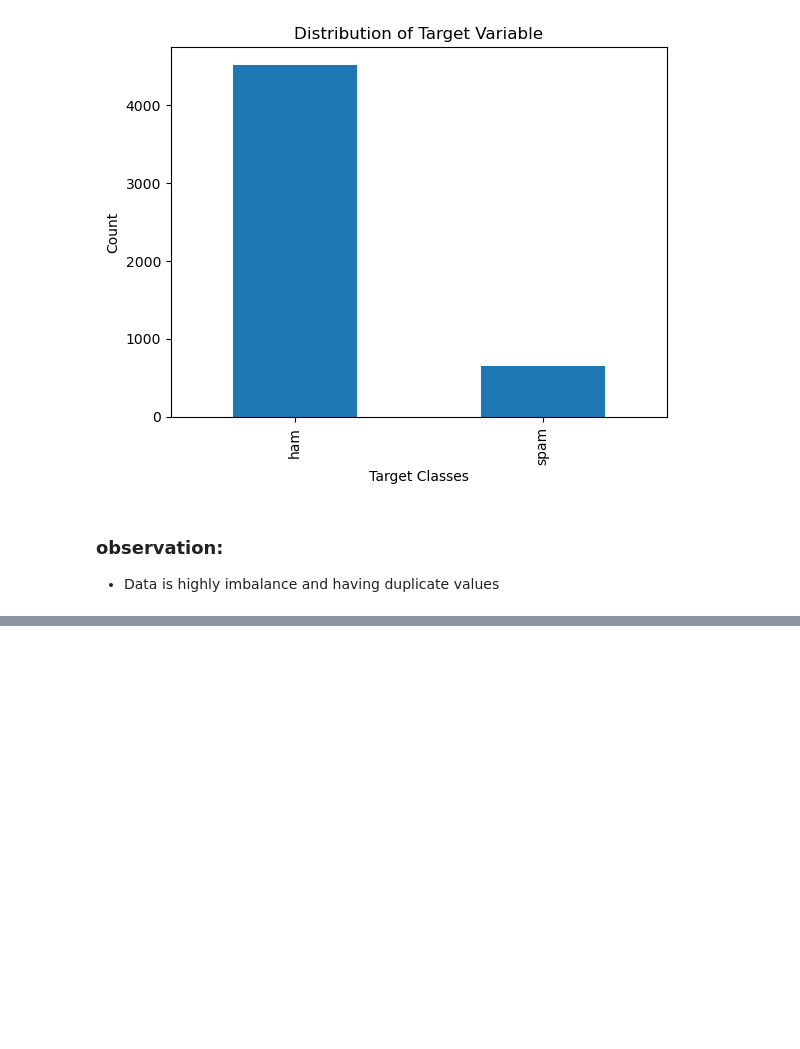
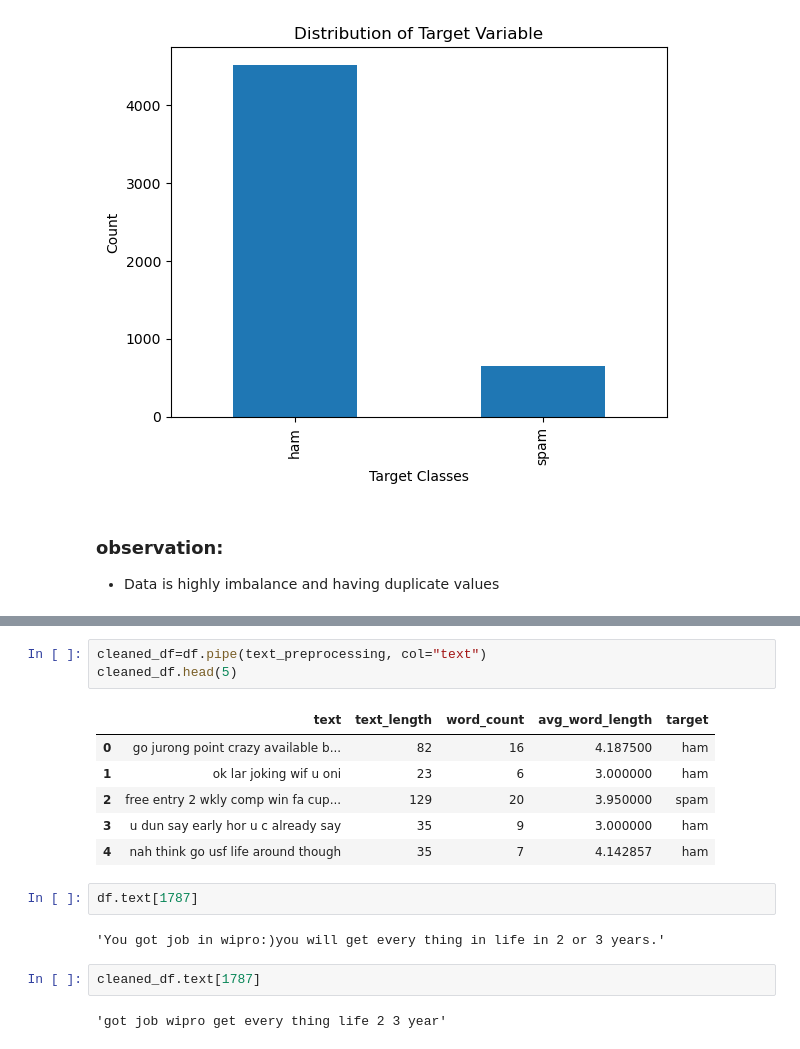
Before and after one commit to InsightfulSantosh/MLOPS-Complete-ML-Pipeline, a Jupyter notebook: experiment/mynotebook.ipynb, the cells around one changed output, grey strips where cells are left out. Cells and saved outputs as stored; diff of their text form; blank space fills up the shorter version.

```diff
--- a/experiment/mynotebook.ipynb
+++ b/experiment/mynotebook.ipynb
@@ -95,0 +156,18 @@ plt.show()
+# %%
+cleaned_df=df.pipe(text_preprocessing, col="text")
+cleaned_df.head(5)
+# %% [output]
+|  | text | text_length | word_count | avg_word_length | target |
+| 0 | go jurong point crazy available b... | 82 | 16 | 4.187500 | ham |
+| 1 | ok lar joking wif u oni | 23 | 6 | 3.000000 | ham |
+| 2 | free entry 2 wkly comp win fa cup... | 129 | 20 | 3.950000 | spam |
+| 3 | u dun say early hor u c already say | 35 | 9 | 3.000000 | ham |
+| 4 | nah think go usf life around though | 35 | 7 | 4.142857 | ham |
+# %%
+df.text[1787]
+# %% [output]
+'You got job in wipro:)you will get every thing in life in 2 or 3 years.'
+# %%
+cleaned_df.text[1787]
+# %% [output]
+'got job wipro get every thing life 2 3 year'
```
Also changed, not shown: parts of 12 cells of this notebook.
